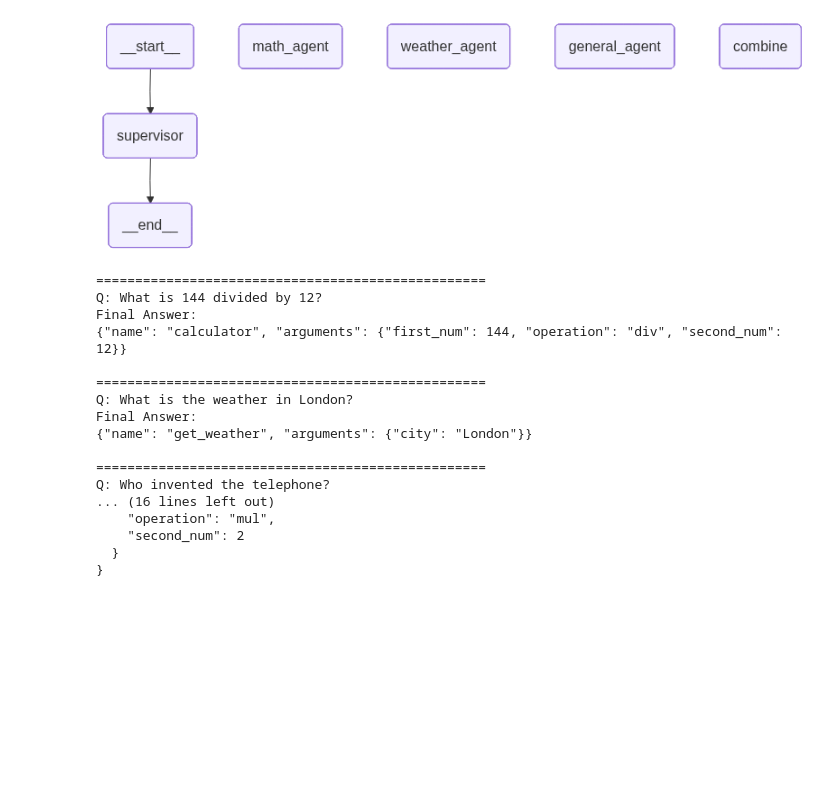
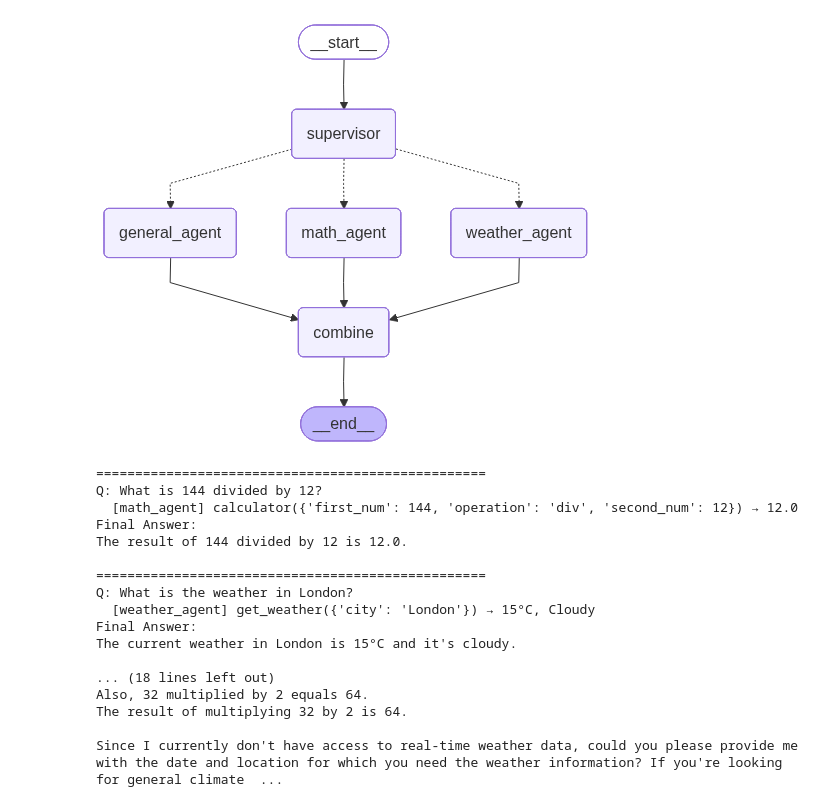
Before and after one commit to Fahad0907/agentic-ai, a Jupyter notebook: conditional_tool_calls.ipynb, the cells around one changed output. Drawn from its saved outputs; the diff is of its cells as text; code cells hidden in the pictures; blank space fills up the shorter version.

Commit message:
fix conditional tools

```diff
--- a/conditional_tool_calls.ipynb
+++ b/conditional_tool_calls.ipynb
@@ -26,6 +26,3 @@ from langgraph.constants import Send
   from langgraph.constants import Send
 # %%
-llm = ChatOllama(
-    model="qwen2.5-coder:7b",
-    temperature=0
-)
+llm = ChatOllama(model="qwen2.5:7b", temperature=0)
@@ -146,26 +132,32 @@ def combine(state: AgentState):
     final = "\n".join(state["answer"])
     return {"answer": [final]}
 # %%
-# ── Graph ─────────────────────────────────────────────────
 builder = StateGraph(AgentState)
 
 builder.add_node("supervisor",    supervisor)
 builder.add_node("math_agent",    math_node)
 builder.add_node("weather_agent", weather_node)
 builder.add_node("general_agent", general_node)
 builder.add_node("combine",       combine)
 
 builder.add_edge(START, "supervisor")
-builder.add_conditional_edges("supervisor", route_to_agents)
+
+# ✅ Tell LangGraph which nodes this can route to
+builder.add_conditional_edges(
+    "supervisor",
+    route_to_agents,
+    ["math_agent", "weather_agent", "general_agent"]
+)
+
 builder.add_edge("math_agent",    "combine")
 builder.add_edge("weather_agent", "combine")
 builder.add_edge("general_agent", "combine")
 builder.add_edge("combine", END)
 
 graph = builder.compile()
 graph
 # %% [output]
-[figure, old version]
+[figure, new version]
 # %%
 questions = [
     "What is 144 divided by 12?",
@@ -182,18 +174,18 @@ for q in questions:
 # %% [output]
 ==================================================
 Q: What is 144 divided by 12?
+  [math_agent] calculator({'first_num': 144, 'operation': 'div', 'second_num': 12}) → 12.0
 Final Answer:
-{"name": "calculator", "arguments": {"first_num": 144, "operation": "div", "second_num": 12}}
+The result of 144 divided by 12 is 12.0.
 
 ==================================================
 Q: What is the weather in London?
+  [weather_agent] get_weather({'city': 'London'}) → 15°C, Cloudy
 Final Answer:
-{"name": "get_weather", "arguments": {"city": "London"}}
+The current weather in London is 15°C and it's cloudy.
 
-==================================================
-Q: Who invented the telephone?
-... (16 lines left out)
-    "operation": "mul",
-    "second_num": 2
-  }
-}
+... (18 lines left out)
+Also, 32 multiplied by 2 equals 64.
+The result of multiplying 32 by 2 is 64.
+
+Since I currently don't have access to real-time weather data, could you please provide me with the date and location for which you need the weather information? If you're looking for general climate  ...
```
Also changed, not shown: parts of 5 cells of this notebook.
